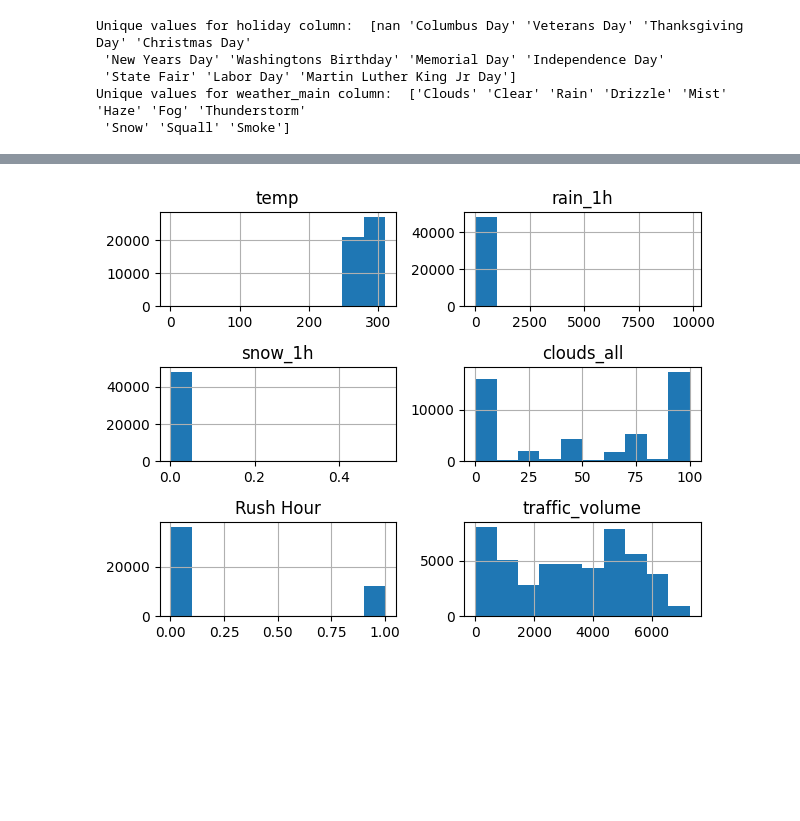
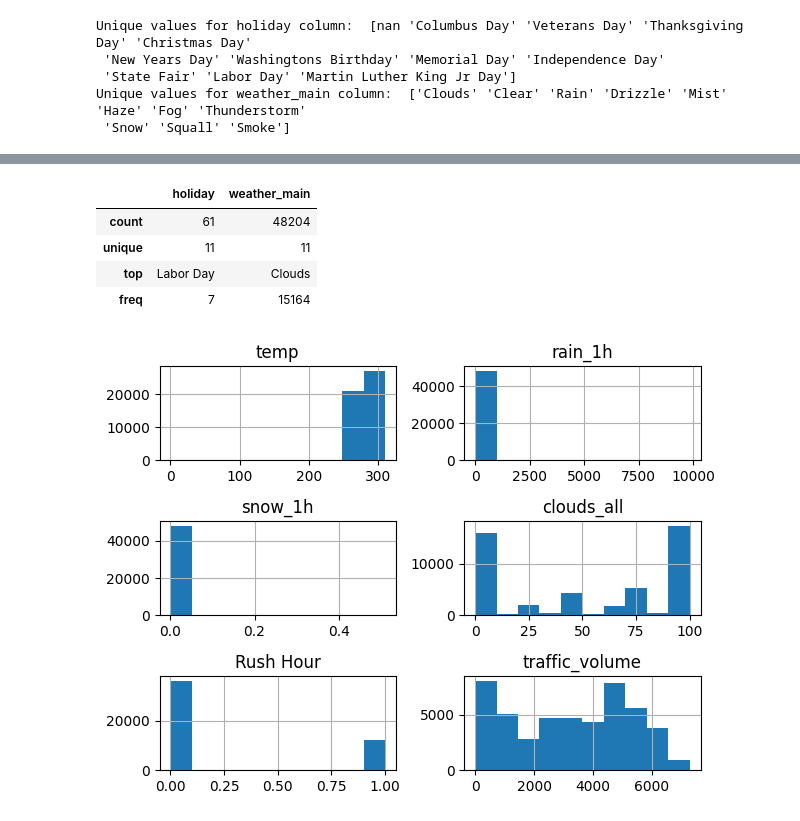
Before and after one commit to AbdallaAbker/mlops, a Jupyter notebook: model-development/traffic_prediction.ipynb, the cells around one changed output, grey strips where cells are left out. Saved outputs shown, nothing was run; the diff lists cells and outputs as text; code cells hidden in the pictures; blank space fills up the shorter version.

```diff
--- a/model-development/traffic_prediction.ipynb
+++ b/model-development/traffic_prediction.ipynb
@@ -75 +92,9 @@ Unique values for weather_main column:  ['Clouds' 'Clear' 'Rain' 'Drizzle' 'Mist
+# %%
+df[cat_cols].describe()
+# %% [output]
+|  | holiday | weather_main |
+| count | 61 | 48204 |
+| unique | 11 | 11 |
+| top | Labor Day | Clouds |
+| freq | 7 | 15164 |
 # %%
```
Also changed, not shown: parts of 23 cells of this notebook, 12 other files.
